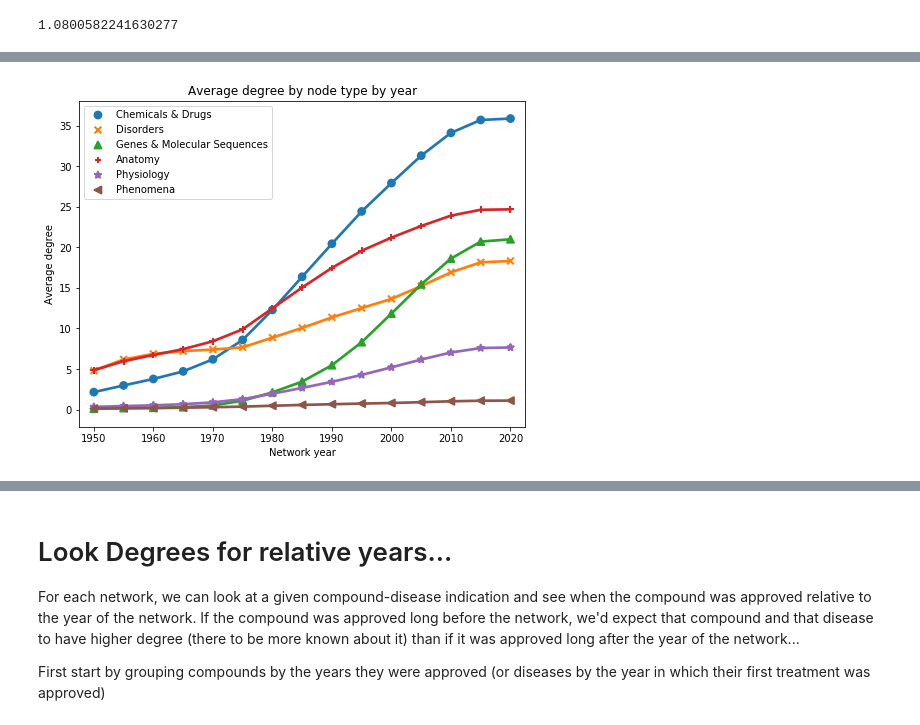
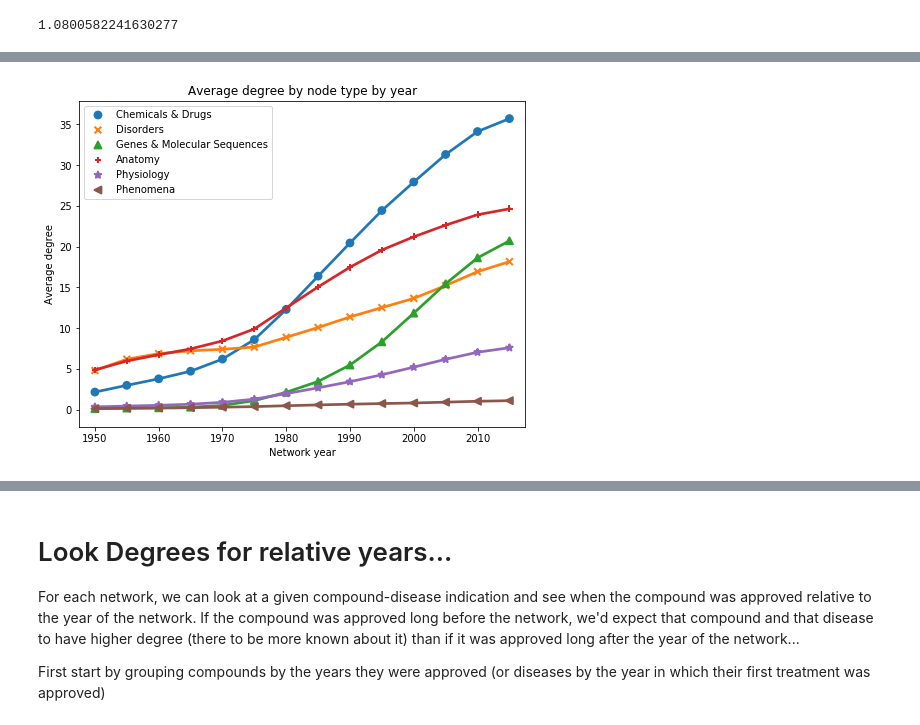
Before and after one commit to mmayers12/semmed, a Jupyter notebook: ml/analysis/Analyzing-degrees-in-time-resolved-networks.ipynb, the cells around one changed output, grey strips where cells are left out. Saved outputs shown, nothing was run; the diff lists cells and outputs as text; code cells hidden in the pictures.

```diff
--- a/ml/analysis/Analyzing-degrees-in-time-resolved-networks.ipynb
+++ b/ml/analysis/Analyzing-degrees-in-time-resolved-networks.ipynb
@@ -53,6 +53,10 @@ def weighted_std(values, weights, axis=None):
     average = np.average(values, weights=weights, axis=axis)
     variance = np.average((values-average)**2, weights=weights, axis=axis)
     return np.sqrt(variance)
+# %%
+def skip_ticks(tick_delta=2, angle=0):
+    locs, labels = plt.xticks(rotation=angle)
+    plt.xticks(locs[::tick_delta], labels[::tick_delta])
 # %%
 def get_year_category(diff):
     if diff > 20:
@@ -128,8 +132,9 @@ def get_degree_data(year):
 # %%
 preds = []
 degrees = {}
+years = list(range(1950, 2020, 1))
 
-for year in range(1950, 2025, 5):
+for year in years:
     out_dir = os.path.join(base_dir, str(year), test_params)
     pred = pd.read_csv(os.path.join(out_dir, 'predictions.csv'))
     pred['predictile'] = calc_percentile(pred, 'all_probas')
@@ -280,25 +300,24 @@ plt.legend(title='');
 # %%
 data = all_avg_degree_data.query('type == "node"')
+data = data.query('year in {}'.format(list(range(1950,2025, 5))))
 
 markers = ['o', 'x', '^', '+', '*', '<', 's', 'p', 'D', 'V'][:data['subtype'].nunique()]
 
 
 fig, ax = plt.subplots(1, 1)
 fig.set_size_inches((8, 6))
 
 sns.pointplot(x='year', y='avg', data=data, hue='subtype', markers=markers)
 plt.title('Average degree by node type by year')
 plt.xlabel('Network year')
 plt.ylabel('Average degree')
 
-locs, labels = plt.xticks()
-tick_delta = 2
-plt.xticks(locs[::tick_delta], labels[::tick_delta]);
+skip_ticks(2, 0);
 
 plt.legend(title='')
 plt.savefig(os.path.join(paper_figs, '2B.svg'), bbox_inches='tight', pad_inches=0.1);
 # %% [output]
-[figure, old version]
+[figure, new version]
 # %%
 q_edges = ['ASSOCIATED_WITH_DOawDO', 'TREATS_CDtDO', 'RELATED_TO_CDrtCD']
 data = all_avg_degree_data.query('type == "edge" and subtype in {}'.format(q_edges))
```
Also changed, not shown: parts of 34 cells of this notebook, 7 other files.
